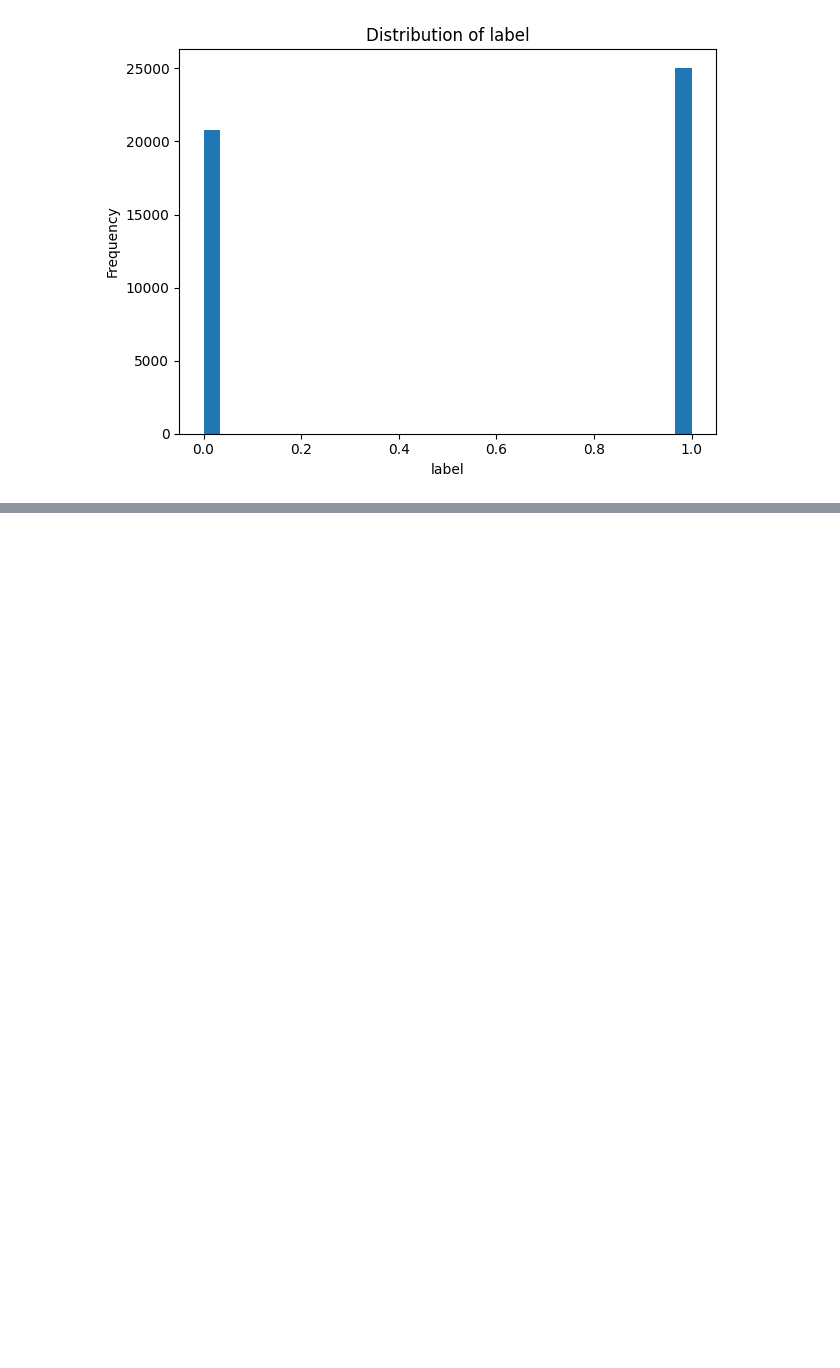
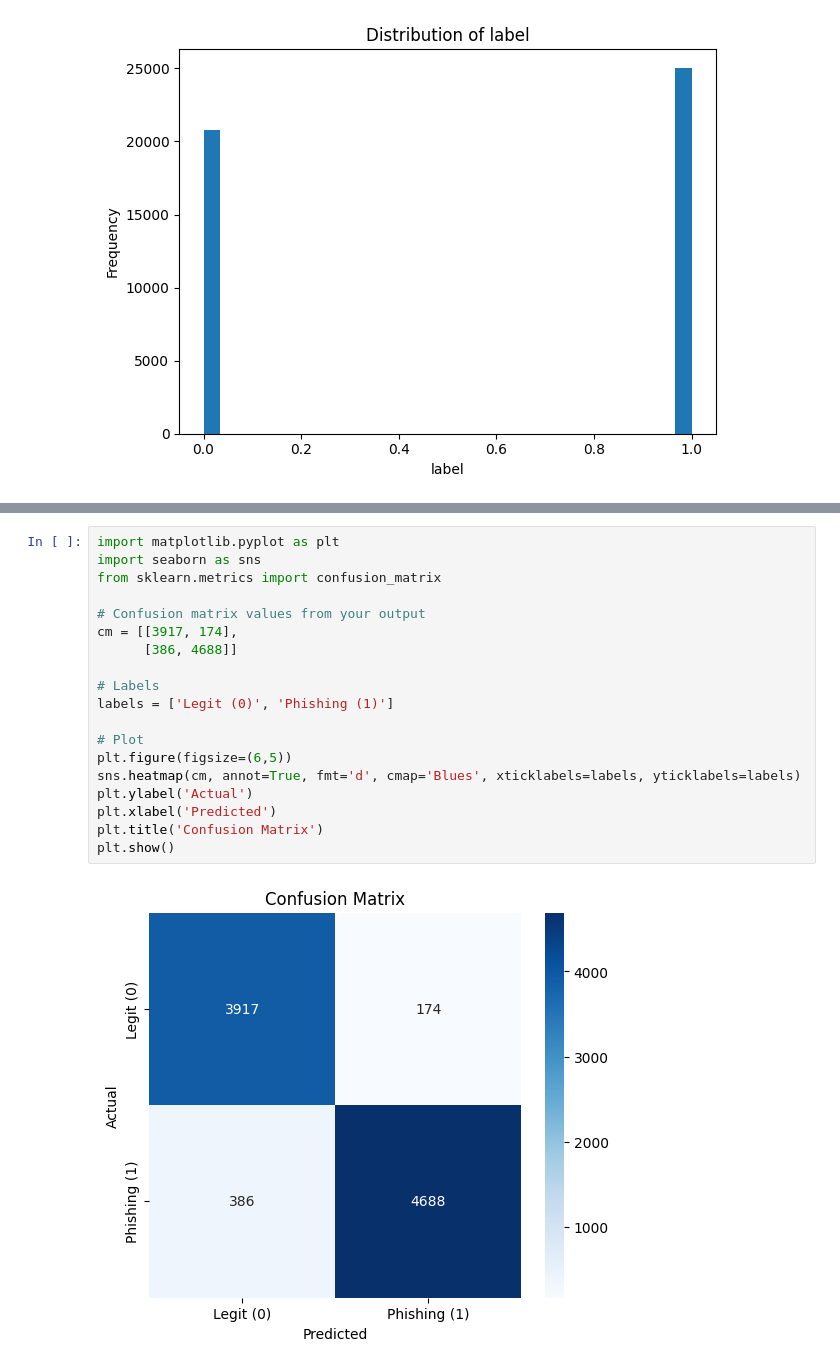
Before and after one commit to surya211099/DetectingPhishingEmail, a Jupyter notebook: DetectPhishingMail.ipynb, the cells around one changed output, grey strips where cells are left out. Drawn from its saved outputs; the diff is of its cells as text; blank space fills up the shorter version.

```diff
--- a/DetectPhishingMail.ipynb
+++ b/DetectPhishingMail.ipynb
@@ -335,0 +475,21 @@ for col in df.columns:
+# %%
+import matplotlib.pyplot as plt
+import seaborn as sns
+from sklearn.metrics import confusion_matrix
+
+# Confusion matrix values from your output
+cm = [[3917, 174],
+      [386, 4688]]
+
+# Labels
+labels = ['Legit (0)', 'Phishing (1)']
+
+# Plot
+plt.figure(figsize=(6,5))
+sns.heatmap(cm, annot=True, fmt='d', cmap='Blues', xticklabels=labels, yticklabels=labels)
+plt.ylabel('Actual')
+plt.xlabel('Predicted')
+plt.title('Confusion Matrix')
+plt.show()
+# %% [output]
+[figure, added]
```
Also changed, not shown: parts of 3 cells of this notebook.
